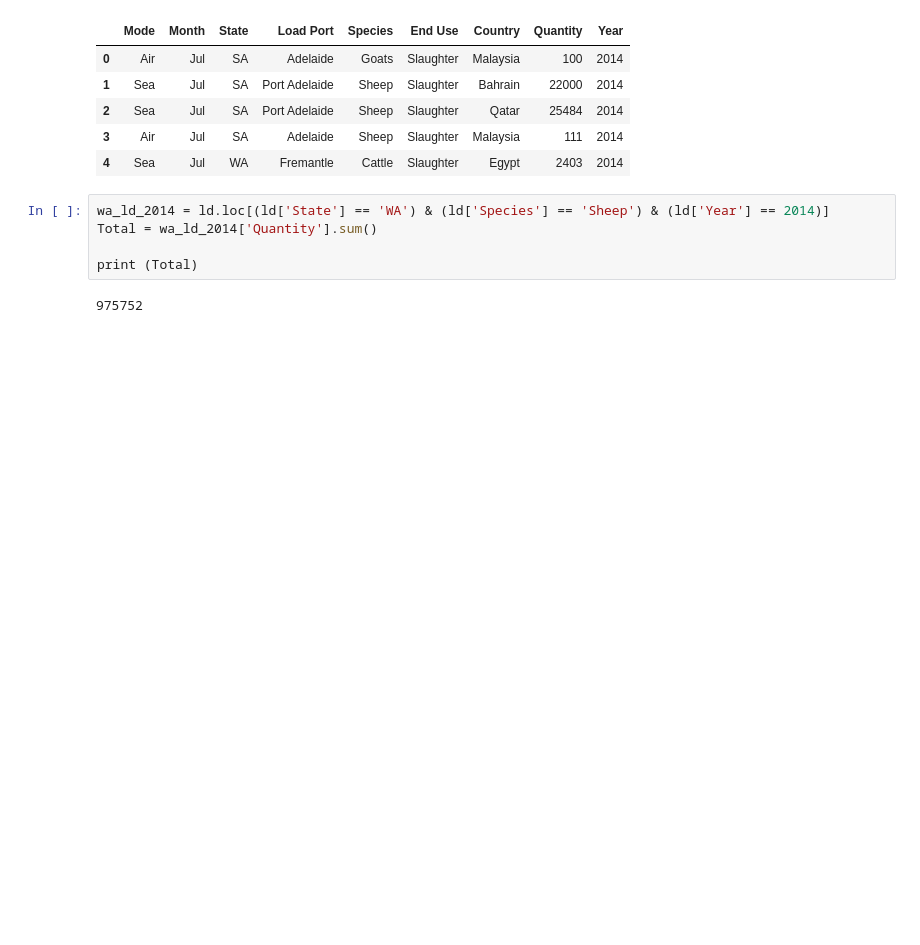
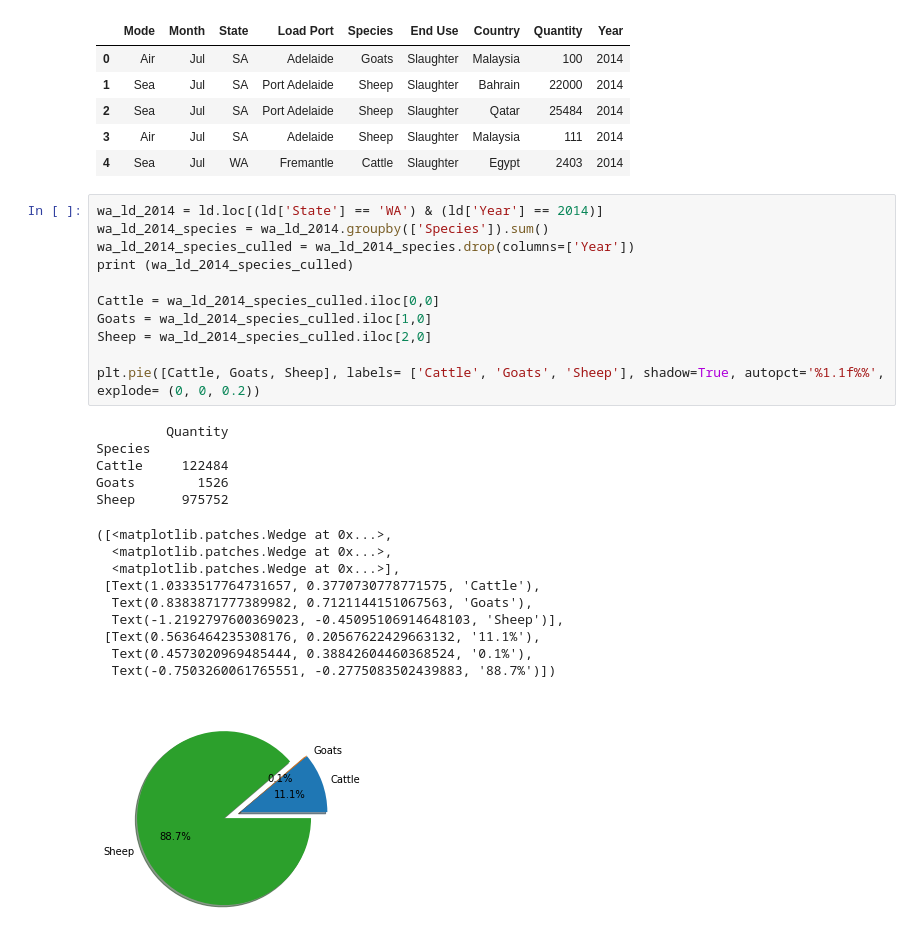
Before and after one commit to D-Wild/data_project, a Jupyter notebook: CODE.ipynb, the cells around one changed output. Cells and saved outputs as stored; diff of their text form; blank space fills up the shorter version.

```diff
--- a/CODE.ipynb
+++ b/CODE.ipynb
@@ -24,10 +24,30 @@ ld.head()
 | 2 | Sea | Jul | SA | Port Adelaide | Sheep | Slaughter | Qatar | 25484 | 2014 |
 | 3 | Air | Jul | SA | Adelaide | Sheep | Slaughter | Malaysia | 111 | 2014 |
 | 4 | Sea | Jul | WA | Fremantle | Cattle | Slaughter | Egypt | 2403 | 2014 |
-# %%
-wa_ld_2014 = ld.loc[(ld['State'] == 'WA') & (ld['Species'] == 'Sheep') & (ld['Year'] == 2014)]
-Total = wa_ld_2014['Quantity'].sum()
-
-print (Total)
-# %% [output]
-975752
+# %%
+wa_ld_2014 = ld.loc[(ld['State'] == 'WA') & (ld['Year'] == 2014)]
+wa_ld_2014_species = wa_ld_2014.groupby(['Species']).sum()
+wa_ld_2014_species_culled = wa_ld_2014_species.drop(columns=['Year'])
+print (wa_ld_2014_species_culled)
+
+Cattle = wa_ld_2014_species_culled.iloc[0,0]
+Goats = wa_ld_2014_species_culled.iloc[1,0]
+Sheep = wa_ld_2014_species_culled.iloc[2,0]
+
+plt.pie([Cattle, Goats, Sheep], labels= ['Cattle', 'Goats', 'Sheep'], shadow=True, autopct='%1.1f%%', explode= (0, 0, 0.2))
+# %% [output]
+         Quantity
+Species
+Cattle     122484
+Goats        1526
+Sheep      975752
+([<matplotlib.patches.Wedge at 0x...>,
+  <matplotlib.patches.Wedge at 0x...>,
+  <matplotlib.patches.Wedge at 0x...>],
+ [Text(1.0333517764731657, 0.3770730778771575, 'Cattle'),
+  Text(0.8383871777389982, 0.7121144151067563, 'Goats'),
+  Text(-1.2192797600369023, -0.45095106914648103, 'Sheep')],
+ [Text(0.5636464235308176, 0.20567622429663132, '11.1%'),
+  Text(0.4573020969485444, 0.38842604460368524, '0.1%'),
+  Text(-0.7503260061765551, -0.2775083502439883, '88.7%')])
+[figure, added]
```
Also changed, not shown: parts of 5 cells of this notebook.
